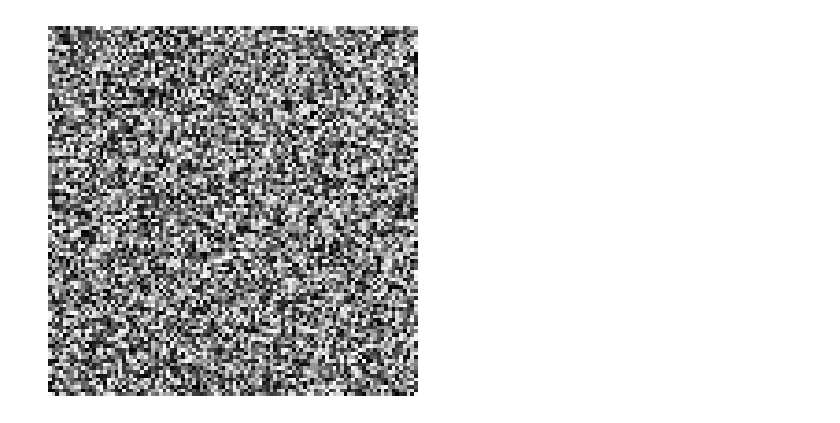
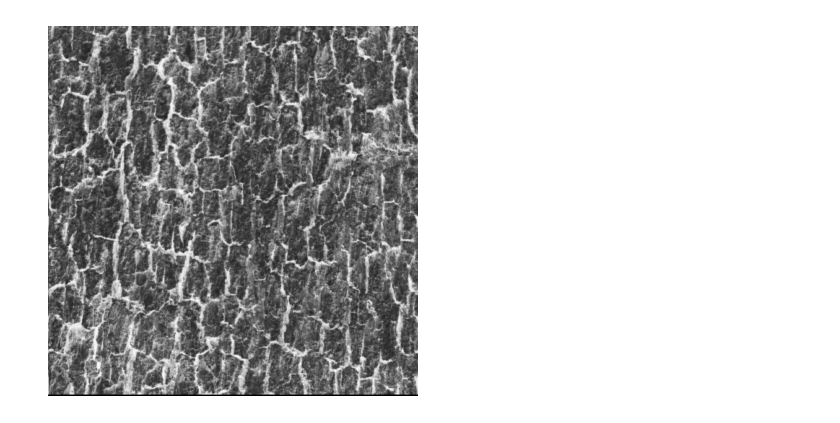
Before and after one commit to mohaclasses/DIP_CIMIT_5124, a Jupyter notebook: 00_setup_test.ipynb, the cells around one changed output. Saved outputs shown, nothing was run; the diff lists cells and outputs as text; code cells hidden in the pictures.

```diff
--- a/00_setup_test.ipynb
+++ b/00_setup_test.ipynb
@@ -1,10 +16,10 @@
 # %%
+import matplotlib.pyplot as plt
 import numpy as np
-import matplotlib.pyplot as plt
 
-image = (np.random.rand(100, 100) * 255).astype(np.uint8)
+image = (plt.imread("images/1.1.02.tiff") * 255).astype(np.uint8)
 plt.imshow(image, cmap="gray")
 plt.axis("off")
 plt.show()
 # %% [output]
-[figure, old version]
+[figure, new version]
```
Also changed, not shown: parts of 1 cell of this notebook, 1 other file.
